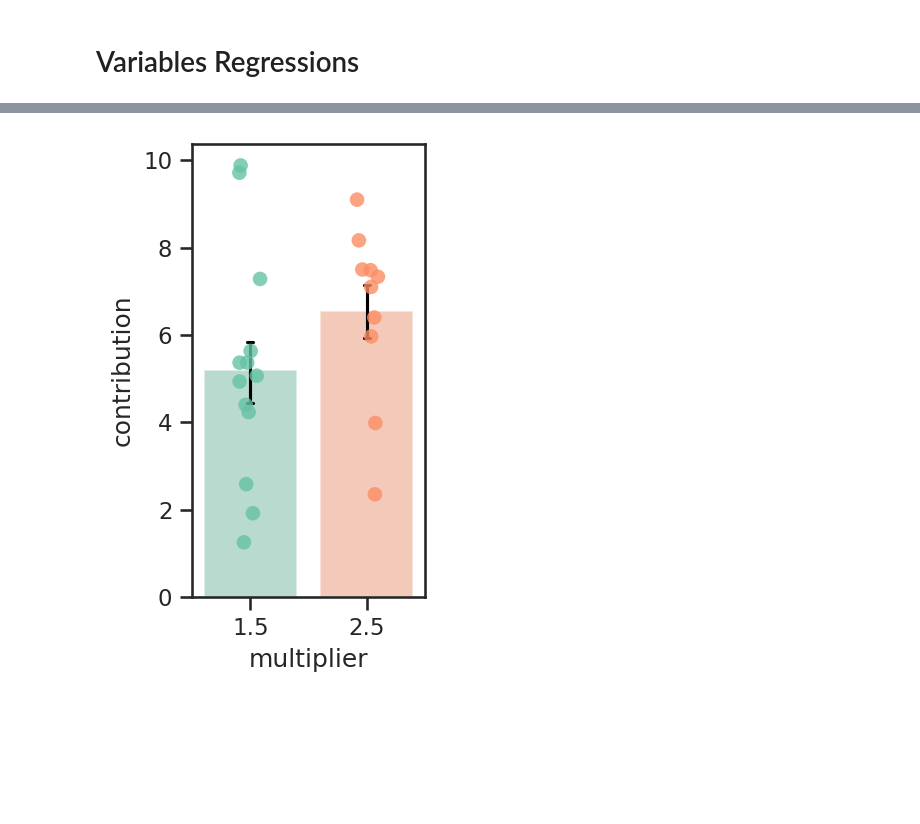
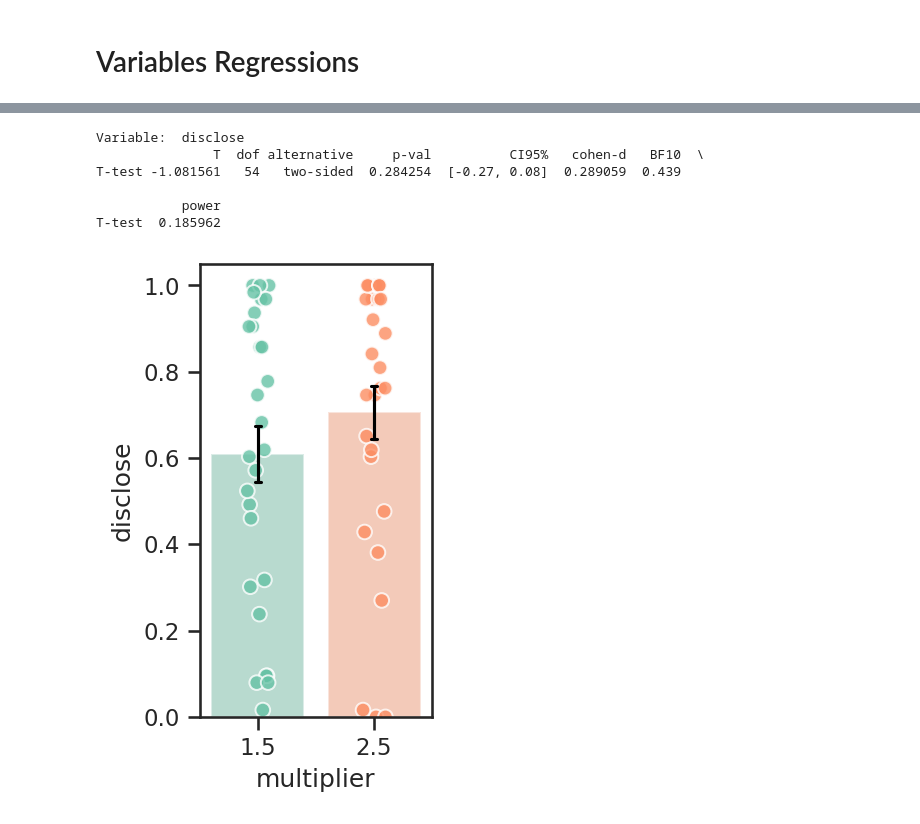
Before and after one commit to bsgarcia/CovidGoodGameAnalysis, a Jupyter notebook: analysis_single.ipynb, the cells around one changed output, grey strips where cells are left out. Cells and saved outputs as stored; diff of their text form; code cells hidden in the pictures; blank space fills up the shorter version.

```diff
--- a/analysis_single.ipynb
+++ b/analysis_single.ipynb
@@ -38,8 +41,8 @@ def add_max_payoff(df, cost=None, with_group=True):
         for i, d in df.iterrows():
             t1 = d['multiplier']
             t2 = d['opp_multiplier']
-            c1 = d['disclose']
-            c2 = d['opp_disclose']
+            c1 = int(d['disclose'])
+            c2 = int(d['opp_disclose'])
 
             max_payoff = matching[t1, t2]
 
@@ -110,8 +113,9 @@ def remove_incomplete_sub(df, n):
     count = 0
     for i in df['prolific_id'].unique():
         count += len(df[df['prolific_id'] == i]) == n
-        if len(df[df['prolific_id'] == i]) != n:
-            df = df[df['prolific_id'] != i]
+    # exclude prolific ids with incomplete data (!= n)
+    df = df[df.prolific_id.isin(
+        df.prolific_id.value_counts()[df.prolific_id.value_counts() == n].index)]
     return df, count
 # %% [markdown]
 # Data clearning
@@ -251,9 +420,9 @@ Notes:
 # %%
-selected_exp = 3
+selected_exp = 4
 df = dfs[selected_exp]
 
 vi = 'opp_p_disclose'
-vd = 'norm_payoff'
+vd = 'contribution'
 
 fig, ax = plt.subplots(figsize=(7, 5))
 
@@ -304,7 +473,7 @@ df3 = df.groupby(['prolific_id', 'multiplier'], as_index=False)[vd].mean()
 
 r = pg.ttest(x=df3[df3['multiplier'] == 1.5][vd],
          y=df3[df3['multiplier'] == 2.5][vd])
-plt.ylim(.6, 1)
+# plt.ylim(.6, 1)
 print(r)
 pg.mixed_anova(data=df2, dv=vd, between="multiplier", within=vi, subject='prolific_id')
 # %% [output]
@@ -353,24 +532,53 @@ The set_smart_bounds function was deprecated in Matplotlib 3.2 and will be remov
 # %%
-selected_exp = 2
-df = dfs[selected_exp]
+selected_exp = 3
+df = dfs[selected_exp].copy()
+df['contribution'] /= 10
 
-vd = 'contribution'
-fig, ax = plt.subplots(figsize=(2, 4))
-df2 = df.groupby(['prolific_id',  'multiplier'], as_index=False)[vd].mean()
+sns.set_palette("Set2")
 
-sns.barplot(x='multiplier', y=vd, data=df2, ci=68,
-    edgecolor="white",
-    errcolor="black",
-    errwidth=1.5,
-    capsize = 0.05,
-    alpha=0.5, ax=ax)
+for i, vd in enumerate(('disclose', 'contribution', 'norm_payoff', 'payoff')):
 
-sns.stripplot(x='multiplier',y=vd, data=df2, dodge=True, jitter=True, ax=ax, alpha=0.8, size=7, edgecolor='white',)
+    fig, ax = plt.subplots(figsize=(2, 4))
+    df2 = df.groupby(['prolific_id',  'multiplier'], as_index=False)[vd].mean()
+    # fig.add_subplot(1, 2, [1, 2][i])
+    sns.barplot(x='multiplier', y=vd, data=df2, ci=None,
+        edgecolor="white",
+        # errcolor="black",
+        # errwidth=1.5,
+        # erralpha=0,
+        # capsize = 0.05,
+        alpha=0.5, ax=ax, zorder=0)
 
-r = pg.ttest(x=df2[df2['multiplier'] == 1.5][vd],
+    sns.stripplot(
+        x='multiplier',
+        y=vd,
+        data=df2,
+        dodge=True,
+        jitter=True,
+        ax=ax,
+        alpha=0.8,
+        size=7,
+        linewidth=.95,
+        edgecolor='white',
+        zorder=1)
+
+    sns.pointplot(
+        x='multiplier',
+        y=vd, data=df2,
+        alpha=0,
+        ci=68,
+        ax=ax,
+        color='black',
+        scale=0, join=False, errwidth=1.5, errcolor='black', erralpha=0.5, capsize=0.05, zorder=2)
+
+    # plt.ylim(0, 1)
+    r = pg.ttest(x=df2[df2['multiplier'] == 1.5][vd],
          y=df2[df2['multiplier'] == 2.5][vd])
-print(r)
+    print('Variable: ', vd)
+    print(r)
+    # break
 
+    plt.show()
 # pg.pairwise_ttests(dv='contribution', between='multiplier', within=['opp_multiplier'n ] data=df2, correction='bonf', within_first=True)
 # handles, labels = ax.get_legend_handles_labels()
 # ax.legend(handles[4:], labels[4:], title='opp_p_disclose', bbox_to_anchor=(1, 1.02), loc='upper left')
@@ -383 +589,7 @@ T-test  0.751  0.248152
+Variable:  disclose
+               T  dof alternative     p-val          CI95%   cohen-d   BF10  \
+T-test -1.081561   54   two-sided  0.284254  [-0.27, 0.08]  0.289059  0.439
+
+           power
+T-test  0.185962
-[figure, old version]
+[figure, new version]
```
Also changed, not shown: parts of 15 cells of this notebook, 11 other files.
